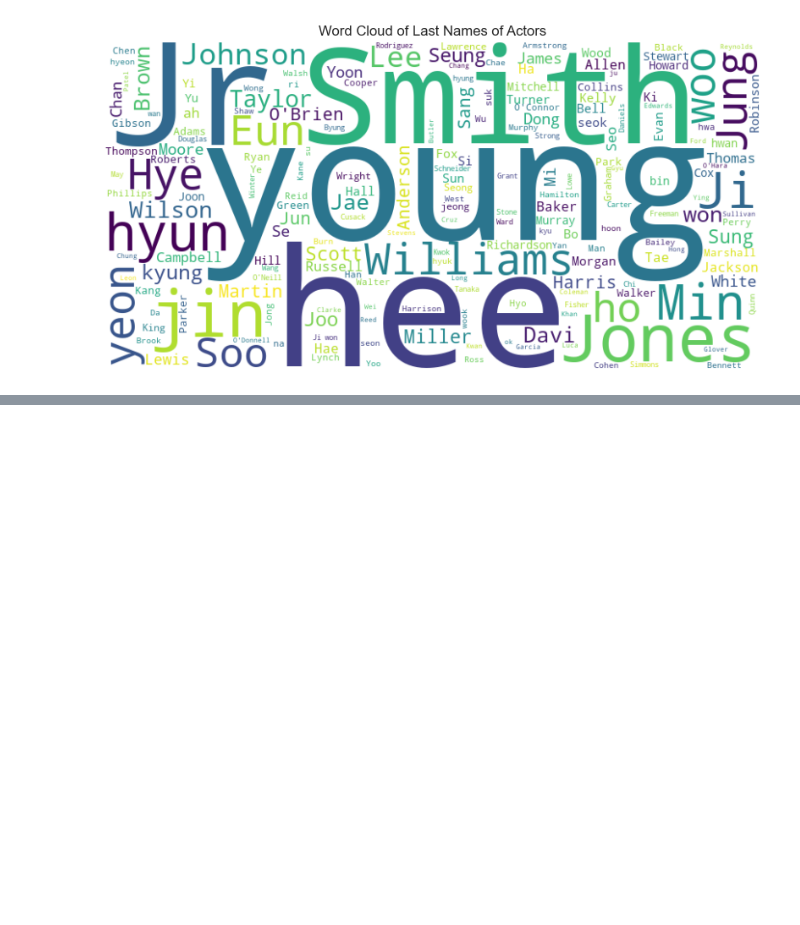
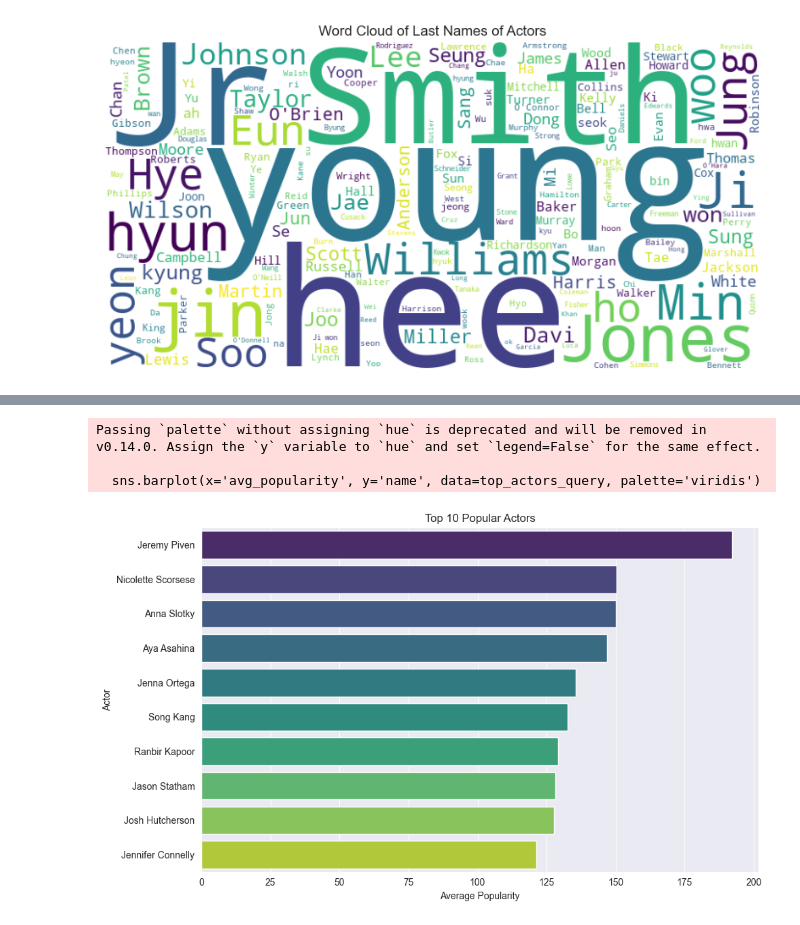
Before and after one commit to ConnActivity/MovieVerse, a Jupyter notebook: eda/second_eda.ipynb, the cells around one changed output, grey strips where cells are left out. Cells and saved outputs as stored; diff of their text form; code cells hidden in the pictures; blank space fills up the shorter version.

```diff
--- a/eda/second_eda.ipynb
+++ b/eda/second_eda.ipynb
@@ -264,0 +326,22 @@ plt.show()
+# %%
+top_actors_query = query_db("""
+    SELECT p.name, AVG(pp.popularity) AS avg_popularity
+    FROM people p
+    JOIN people_popularity pp ON p.id = pp.person_id
+    GROUP BY p.name
+    ORDER BY avg_popularity DESC
+    LIMIT 10
+""", conn)
+
+plt.figure(figsize=(10, 6))
+sns.barplot(x='avg_popularity', y='name', data=top_actors_query, palette='viridis')
+plt.title('Top 10 Popular Actors')
+plt.xlabel('Average Popularity')
+plt.ylabel('Actor')
+plt.tight_layout()
+plt.show()
+# %% [output]
+Passing `palette` without assigning `hue` is deprecated and will be removed in v0.14.0. Assign the `y` variable to `hue` and set `legend=False` for the same effect.
+
+  sns.barplot(x='avg_popularity', y='name', data=top_actors_query, palette='viridis')
+[figure, added]
```
Also changed, not shown: parts of 4 cells of this notebook.
